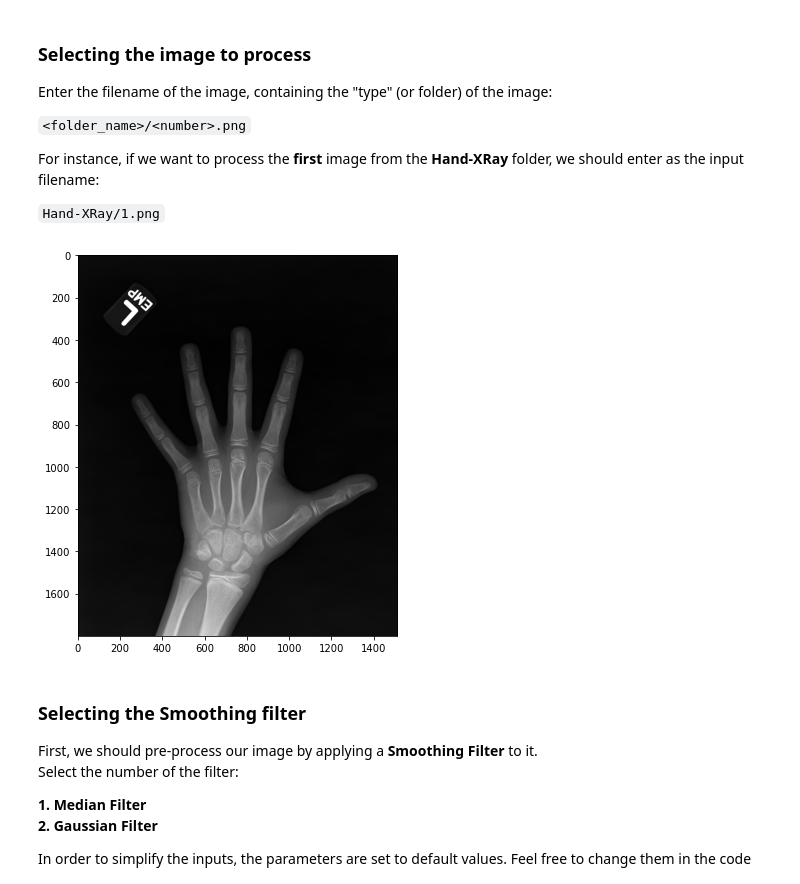
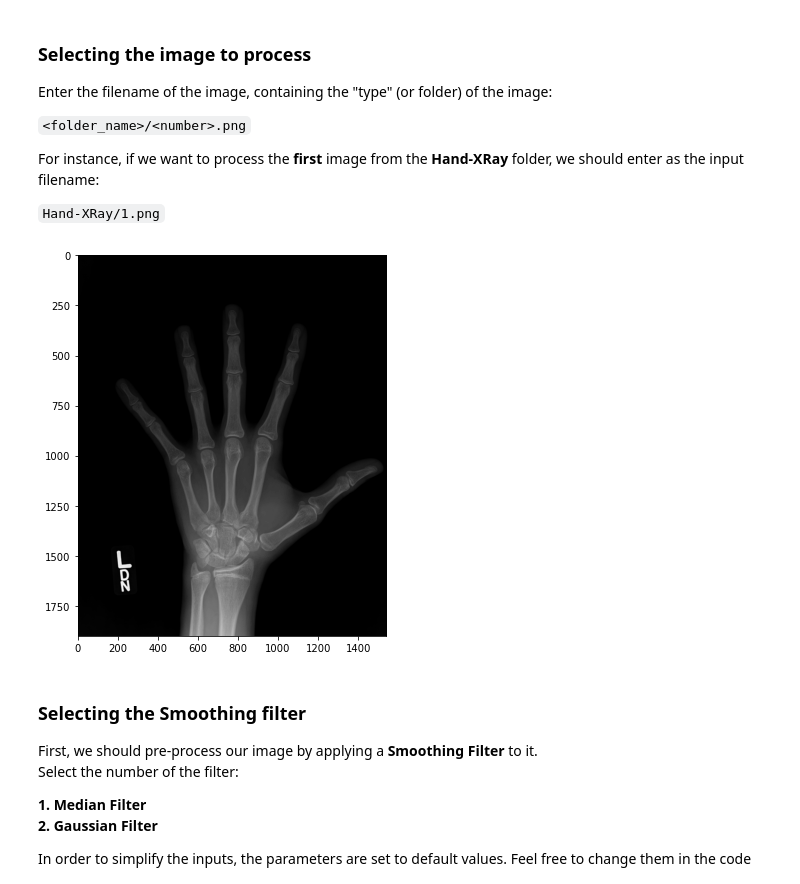
Before and after one commit to alyson1907/image-highlighter, a Jupyter notebook: main.ipynb, the cells around one changed output. Saved outputs shown, nothing was run; the diff lists cells and outputs as text; code cells hidden in the pictures.

```diff
--- a/main.ipynb
+++ b/main.ipynb
@@ -10,21 +10,21 @@ For instance, if we want to process the **first** image from the **Hand-XRay** f
 # %%
 
 import imageio
 import matplotlib.pyplot as plt
 import numpy as np
 # Project modules
 from filters import filter_appliers as f
 from filters import helpers as hp
 from filters import color_methods as color
 
 # img = imageio.imread('images/COVID-19-Pneumonia/2.png')
-img = imageio.imread('images/Hand-XRay/4.png')
+img = imageio.imread('images/Hand-XRay/1.png')
 
 # Handling third dimension of some Gray images
 img = hp.trim_dimension(img)
 hp.printImg(img, size=7)
 # %% [output]
-[figure, old version]
+[figure, new version]
 # %% [markdown]
 ### Selecting the Smoothing filter
 First, we should pre-process our image by applying a **Smoothing Filter** to it.
```
Also changed, not shown: parts of 3 cells of this notebook, 2 other files.
